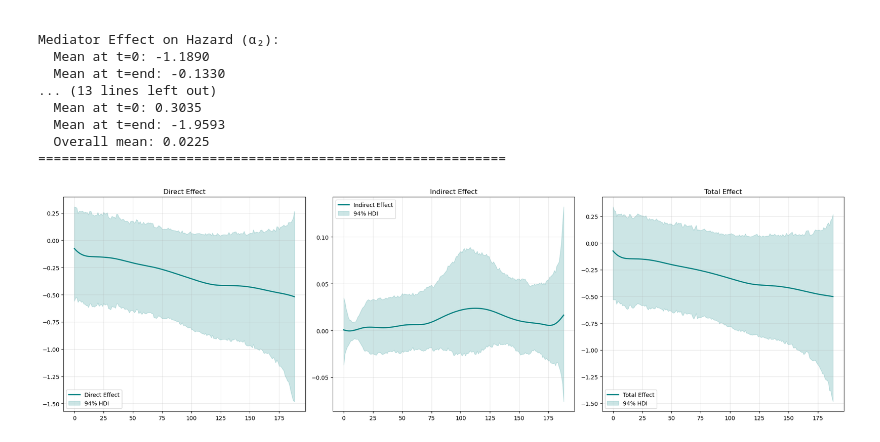
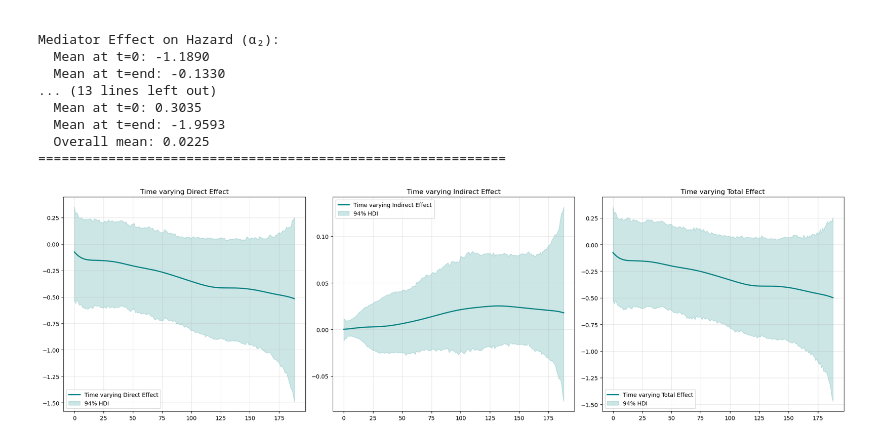
Before and after one commit to NathanielF/NathanielF.github.io, a Jupyter notebook: posts/post-with-code/AalenDynamicPaths/aalen_additive_model.ipynb, the cells around one changed output. Cells and saved outputs as stored; diff of their text form; code cells hidden in the pictures.

```diff
--- a/posts/post-with-code/AalenDynamicPaths/aalen_additive_model.ipynb
+++ b/posts/post-with-code/AalenDynamicPaths/aalen_additive_model.ipynb
@@ -640,21 +621,14 @@ with pm.Model() as aalen_dpa_model:
     alpha_1_t = pt.dot(basis, coef_alpha[:, 1])
     alpha_2_t = pt.dot(basis, coef_alpha[:, 2])
 
-
-
     # -------------------------------------------------
     # 2. B-spline coefficients for MEDIATOR model
     # -------------------------------------------------
-    sigma_coef_beta = pm.HalfNormal("sigma_coef_beta", 0.3)
+    sigma_beta_smooth = pm.Exponential("sigma_beta_smooth", 0.1)
+    beta_raw = pm.Normal("beta_raw_m", 0, 1, shape=n_basis)
+    coef_beta = pt.cumsum(beta_raw * sigma_beta_smooth)
 
-    coef_beta = pm.Normal(
-        "coef_beta",
-        0,
-        1,
-        shape=n_basis
-    )
-
-    beta_t = pt.dot(basis, coef_beta * sigma_coef_beta)
+    beta_t = pt.dot(basis, coef_beta)
 
     # -------------------------------------------------
     # 3. Mediator model (A path: x → M)
@@ -702,19 +676,19 @@ with pm.Model() as aalen_dpa_model:
 
     # Cumulative direct effect
     cum_de = pm.Deterministic(
-        "cum_direct_effect",
+        "tv_direct_effect",
         alpha_1_t
     )
 
     # Cumulative indirect effect (product of paths)
     cum_ie = pm.Deterministic(
-        "cum_indirect_effect",
+        "tv_indirect_effect",
         beta_t * alpha_2_t
     )
 
     # Total effect
     cum_te = pm.Deterministic(
-        "cum_total_effect",
+        "tv_total_effect",
         cum_de + cum_ie
     )
 
@@ -738,34 +712,34 @@ import matplotlib.pyplot as plt
 import numpy as np
 
 # Define the variables we want to plot
-vars_to_plot = ['cum_direct_effect', 'cum_indirect_effect', 'cum_total_effect']
-labels = ['Direct Effect', 'Indirect Effect', 'Total Effect']
+vars_to_plot = ['tv_direct_effect', 'tv_indirect_effect', 'tv_total_effect']
+labels = ['Time varying Direct Effect', 'Time varying Indirect Effect', 'Time varying Total Effect']
 
 fig, axs = plt.subplots(1, 3, figsize=(20, 6))
 
 for i, var in enumerate(vars_to_plot):
     # 1. Extract the posterior samples for this variable
     # Shape will be (chain * draw, time)
     post_samples = az.extract(trace_additive, var_names=[var]).values.T
 
     # 2. Calculate the mean and the 94% HDI across the chains/draws
     mean_val = post_samples.mean(axis=0)
     hdi_val = az.hdi(post_samples, hdi_prob=0.94) # Returns [time, 2] array
 
     # 3. Plot the Mean line
     x_axis = np.arange(len(mean_val))
     axs[i].plot(x_axis, mean_val, label=labels[i], color='teal', lw=2)
 
     # 4. Plot the Shaded HDI region
     axs[i].fill_between(x_axis, hdi_val[:, 0], hdi_val[:, 1], color='teal', alpha=0.2, label='94% HDI')
 
     # Formatting
     axs[i].set_title(labels[i])
     axs[i].legend()
     axs[i].grid(alpha=0.3)
     # If you have a time vector (e.g., days), replace x_axis with your time values
 
 plt.tight_layout()
 plt.show()
 # %% [output]
-[figure, old version]
+[figure, new version]
```
Also changed, not shown: parts of 2 cells of this notebook.
